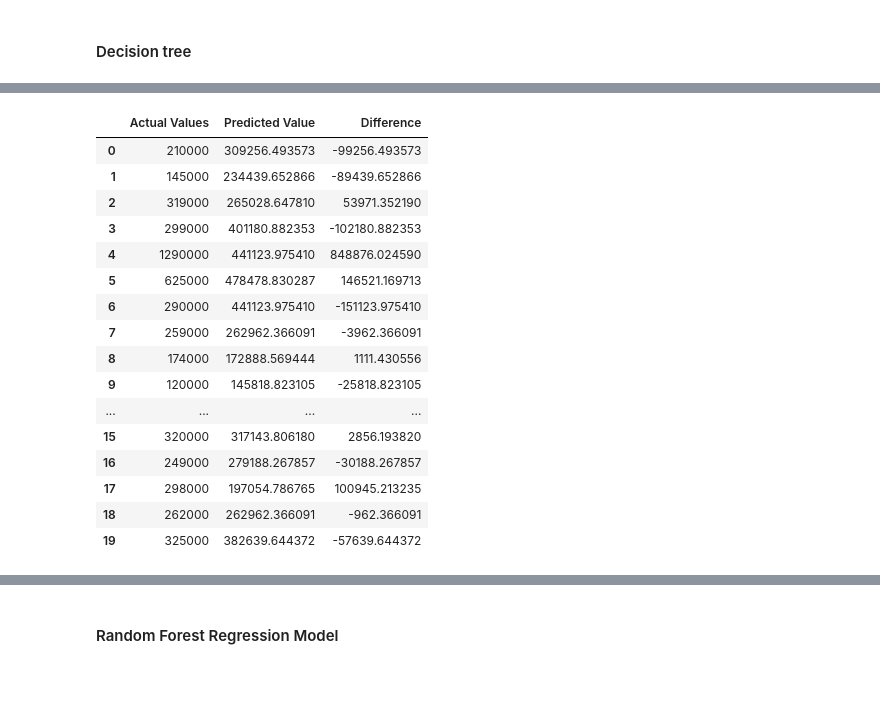
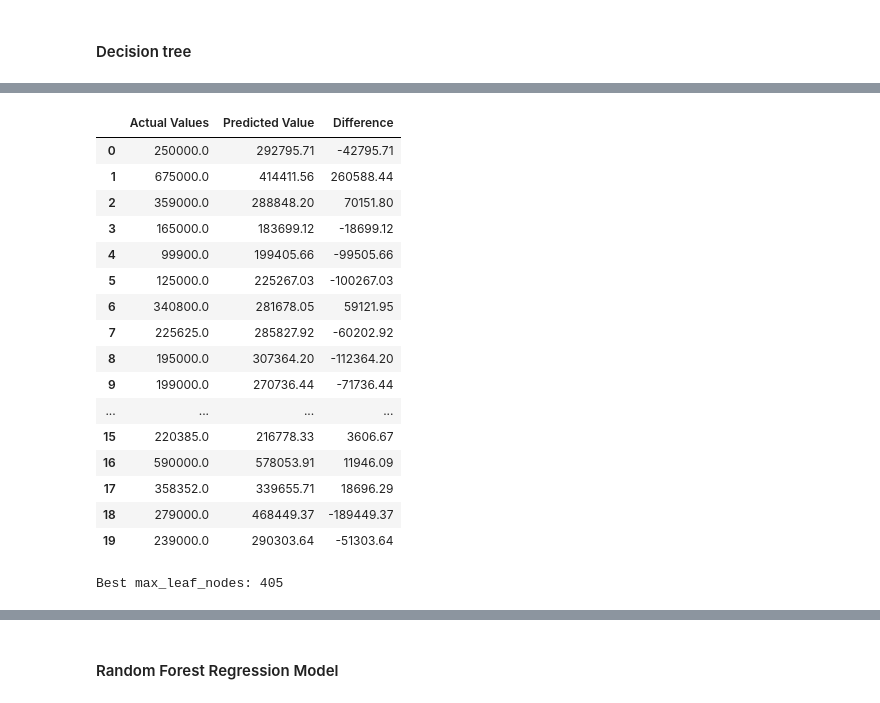
Before and after one commit to jessrojasal/machine_learning, a Jupyter notebook: preprocess_and_model.ipynb, the cells around one changed output, grey strips where cells are left out. Drawn from its saved outputs; the diff is of its cells as text; code cells hidden in the pictures.

```diff
--- a/preprocess_and_model.ipynb
+++ b/preprocess_and_model.ipynb
@@ -49,16 +63,6 @@ df.shape
 #fig = plt.figure()
 #res = probplot(df['price'], plot=plt)  # Use probplot instead of stats.probplot
 #plt.show()
-# %%
-# Encode state_of_the_building as Ordinal value, where the best the state the higher the value.
-encoder = OrdinalEncoder()
-state = ["renovatiom", "good", "excellent"]
-state = np.array(state).reshape(-1,1)
-encoded = encoder.fit_transform(state)
-
-# Columns to encode
-columns_to_encode = ['state_of_the_building']
-df['state_of_the_building']  = encoder.fit_transform(df[['state_of_the_building']])
 # %%
 # Numerical features and categorical features
 categorical_features = df.select_dtypes(include = ["object"]).columns
@@ -94,3 +98,15 @@ print(complete_features.shape)
+# %%
+# Apply OneHotEncoding to the categorical features
+encoder = OneHotEncoder(drop='first', sparse_output=False)  # sparse=False ensures output is dense array
+categorical_encoded = encoder.fit_transform(df_categorical)
+
+# Convert the encoded features into a DataFrame
+encoded_df = pd.DataFrame(categorical_encoded, columns=encoder.get_feature_names_out(categorical_features))
+
+# Concatenate the numerical features with the encoded categorical features
+complete_features = pd.concat([df_numerical, encoded_df], axis=1)
+
+df = pd.concat([complete_features, df['price']], axis = 1)
 # %%
 #complete_features_dummies = pd.get_dummies(complete_features,drop_first=True)
 #df = pd.concat([complete_features_dummies, df['price']], axis = 1)
@@ -129,5 +148,8 @@ y = df['price'].values.reshape(-1,1)
 print("x:", X.shape)
 print("y:", y.shape)
 
-X_train, X_test, y_train, y_test = train_test_split(X, y, test_size=0.2, random_state=0)
+scaler = StandardScaler()
+x_transform = scaler.fit_transform(X)
+
+X_train, X_test, y_train, y_test = train_test_split(x_transform, y, test_size=0.2, random_state=355)
 # %% [output]
@@ -147,4 +189,13 @@ y_pred_tr_regressor = tr_regressor.predict(X_test)
 # %%
+# Decision Tree Regression model
+tr_regressor = DecisionTreeRegressor(random_state=100, min_samples_split=4, min_samples_leaf= 20, max_leaf_nodes=405, max_depth=20)
+
+# Fitting the model
+tr_regressor.fit(X_train,y_train)
+
+# Predicting
+y_pred_tr_regressor = tr_regressor.predict(X_test)
+
 # Evaluation metrics
 
 # Explained Variance Score
@@ -158,7 +209,7 @@ rmse_ = root_mean_squared_error(y_test, y_pred_tr_regressor)
 print("\nRMSE: ", rmse_)
 
 # MAE (Mean absolute error)
-mae_ = mean_absolute_error(y_test, y_pred_rf_regressor)
+mae_ = mean_absolute_error(y_test, y_pred_tr_regressor)
 print("MAE: ", mae_)
 
 # Accurancy
@@ -191,31 +272,34 @@ Text(0.5, 1.0, 'Actual vs Predicted')
 # %%
 # 1-dimensional y_test and pred_tr
 y_test_1d = y_test.ravel() if len(y_test.shape) > 1 else y_test
 pred_tr_1d = y_pred_tr_regressor.ravel() if len(y_pred_tr_regressor.shape) > 1 else y_pred_tr_regressor
 
 
 pred_y_df = pd.DataFrame({
     'Actual Values': y_test_1d,
     'Predicted Value': pred_tr_1d,
     'Difference': y_test_1d - pred_tr_1d
 })
 
+# Round values to 2 decimals
+pred_y_df = pred_y_df.round(2)
+
 pred_y_df[0:20]
 # %% [output]
 |  | Actual Values | Predicted Value | Difference |
-| 0 | 210000 | 309256.493573 | -99256.493573 |
-| 1 | 145000 | 234439.652866 | -89439.652866 |
-| 2 | 319000 | 265028.647810 | 53971.352190 |
-| 3 | 299000 | 401180.882353 | -102180.882353 |
-| 4 | 1290000 | 441123.975410 | 848876.024590 |
-| 5 | 625000 | 478478.830287 | 146521.169713 |
-| 6 | 290000 | 441123.975410 | -151123.975410 |
-| 7 | 259000 | 262962.366091 | -3962.366091 |
-| 8 | 174000 | 172888.569444 | 1111.430556 |
-| 9 | 120000 | 145818.823105 | -25818.823105 |
+| 0 | 250000.0 | 292795.71 | -42795.71 |
+| 1 | 675000.0 | 414411.56 | 260588.44 |
+| 2 | 359000.0 | 288848.20 | 70151.80 |
+| 3 | 165000.0 | 183699.12 | -18699.12 |
+| 4 | 99900.0 | 199405.66 | -99505.66 |
+| 5 | 125000.0 | 225267.03 | -100267.03 |
+| 6 | 340800.0 | 281678.05 | 59121.95 |
+| 7 | 225625.0 | 285827.92 | -60202.92 |
+| 8 | 195000.0 | 307364.20 | -112364.20 |
+| 9 | 199000.0 | 270736.44 | -71736.44 |
 | ... | ... | ... | ... |
-| 15 | 320000 | 317143.806180 | 2856.193820 |
-| 16 | 249000 | 279188.267857 | -30188.267857 |
-| 17 | 298000 | 197054.786765 | 100945.213235 |
-| 18 | 262000 | 262962.366091 | -962.366091 |
-| 19 | 325000 | 382639.644372 | -57639.644372 |
+| 15 | 220385.0 | 216778.33 | 3606.67 |
+| 16 | 590000.0 | 578053.91 | 11946.09 |
+| 17 | 358352.0 | 339655.71 | 18696.29 |
+| 18 | 279000.0 | 468449.37 | -189449.37 |
+| 19 | 239000.0 | 290303.64 | -51303.64 |
@@ -221,0 +315,7 @@ pred_y_df[0:20]
+# %%
+opt_max_leaf_nodes = range(5, 10000, 200)
+scores = {leaf_size: mae(leaf_size, X_train, y_train, X_test, y_test) for leaf_size in opt_max_leaf_nodes}
+best_tree_size = min(scores, key=scores.get)
+print(f"\nBest max_leaf_nodes: {best_tree_size}")
+# %% [output]
+Best max_leaf_nodes: 405
```
Also changed, not shown: parts of 36 cells of this notebook, 11 other files.
